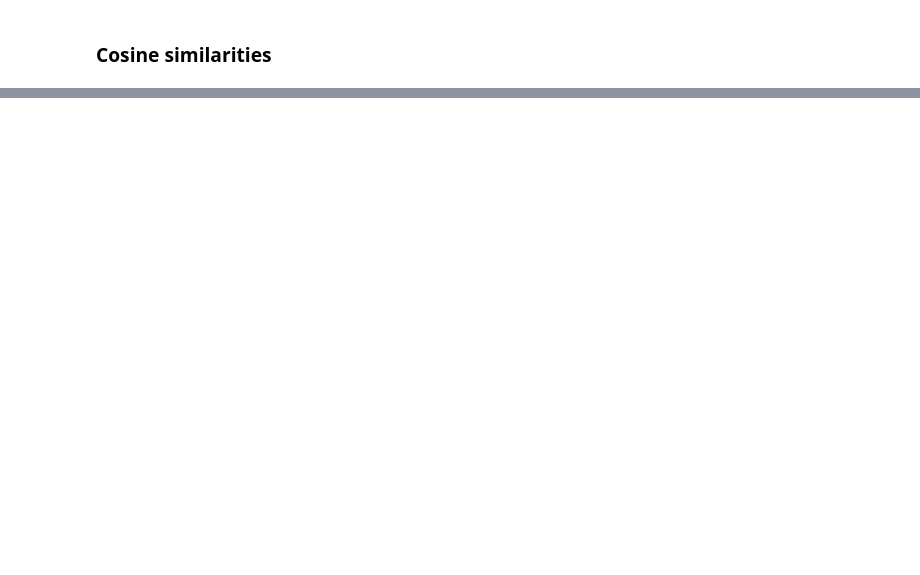
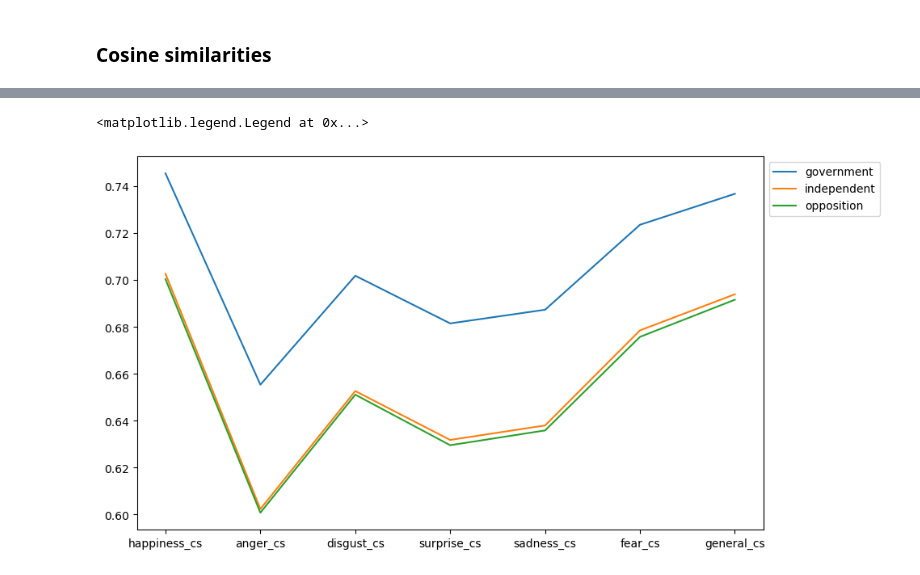
Before and after one commit to alejandrosarria0296/colombian-congress-nlp, a Jupyter notebook: analyzer.ipynb, the cells around one changed output, grey strips where cells are left out. Saved outputs shown, nothing was run; the diff lists cells and outputs as text; code cells hidden in the pictures; blank space fills up the shorter version.

```diff
--- a/analyzer.ipynb
+++ b/analyzer.ipynb
@@ -249,0 +625,12 @@ Index(['senator', 'party', 'centroid', 'happiness_cs', 'anger_cs',
+# %%
+#make a line plot of the average disgust_cs by party, move legend to the bottom
+emotion_cols = ['happiness_cs', 'anger_cs', 'disgust_cs', 'surprise_cs', 'sadness_cs', 'fear_cs', 'general_cs']
+avg_emotions = senatorsDF.groupby('position')[emotion_cols].mean().T
+plt.figure(figsize=(10, 6))
+for party in avg_emotions.columns:
+    plt.plot(avg_emotions.index, avg_emotions[party], label=party)
+
+plt.legend(loc='best', bbox_to_anchor=(1,1))
+# %% [output]
+<matplotlib.legend.Legend at 0x...>
+[figure, added]
```
Also changed, not shown: parts of 58 cells of this notebook.
